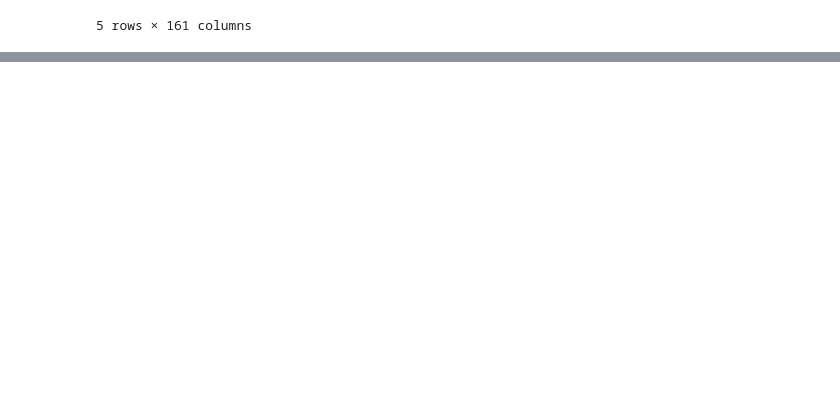
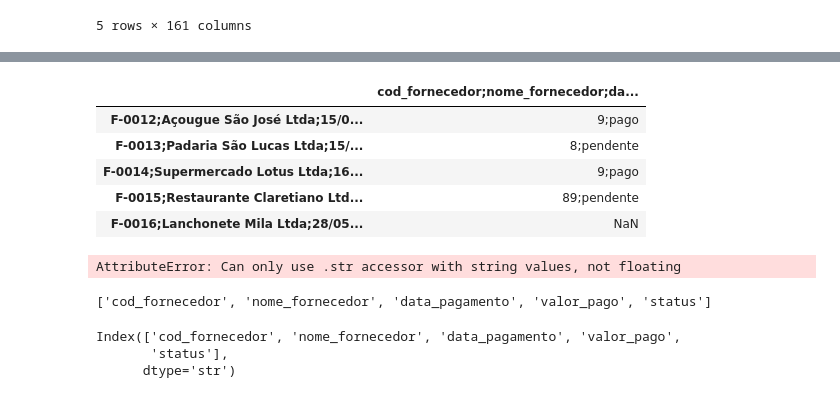
Before and after one commit to ocfurtado/Pandas_io, a Jupyter notebook: Aula_1/aula_1_clone.ipynb, the cells around one changed output, grey strips where cells are left out. Saved outputs shown, nothing was run; the diff lists cells and outputs as text; code cells hidden in the pictures; blank space fills up the shorter version.

```diff
--- a/Aula_1/aula_1_clone.ipynb
+++ b/Aula_1/aula_1_clone.ipynb
@@ -83,0 +153,23 @@ dados_sus.head()
+# %%
+pd.read_csv('pagamentos_fornecedores.csv')
+# %% [output]
+|  | cod_fornecedor;nome_fornecedor;da... |
+| F-0012;Açougue São José Ltda;15/0... | 9;pago |
+| F-0013;Padaria São Lucas Ltda;15/... | 8;pendente |
+| F-0014;Supermercado Lotus Ltda;16... | 9;pago |
+| F-0015;Restaurante Claretiano Ltd... | 89;pendente |
+| F-0016;Lanchonete Mila Ltda;28/05... | NaN |
+# %%
+pagamentos_fornecedores['valor_pago'] = pagamentos_fornecedores['valor_pago'].str.replace('.', '', regex=False).str.replace(',', '.')
+# %% [output]
+AttributeError: Can only use .str accessor with string values, not floating
+# %%
+print(pagamentos_fornecedores.columns.tolist())
+# %% [output]
+['cod_fornecedor', 'nome_fornecedor', 'data_pagamento', 'valor_pago', 'status']
+# %%
+print(pagamentos_fornecedores.columns)
+# %% [output]
+Index(['cod_fornecedor', 'nome_fornecedor', 'data_pagamento', 'valor_pago',
+       'status'],
+      dtype='str')
```
Also changed, not shown: parts of 13 cells of this notebook, 9 other files.
